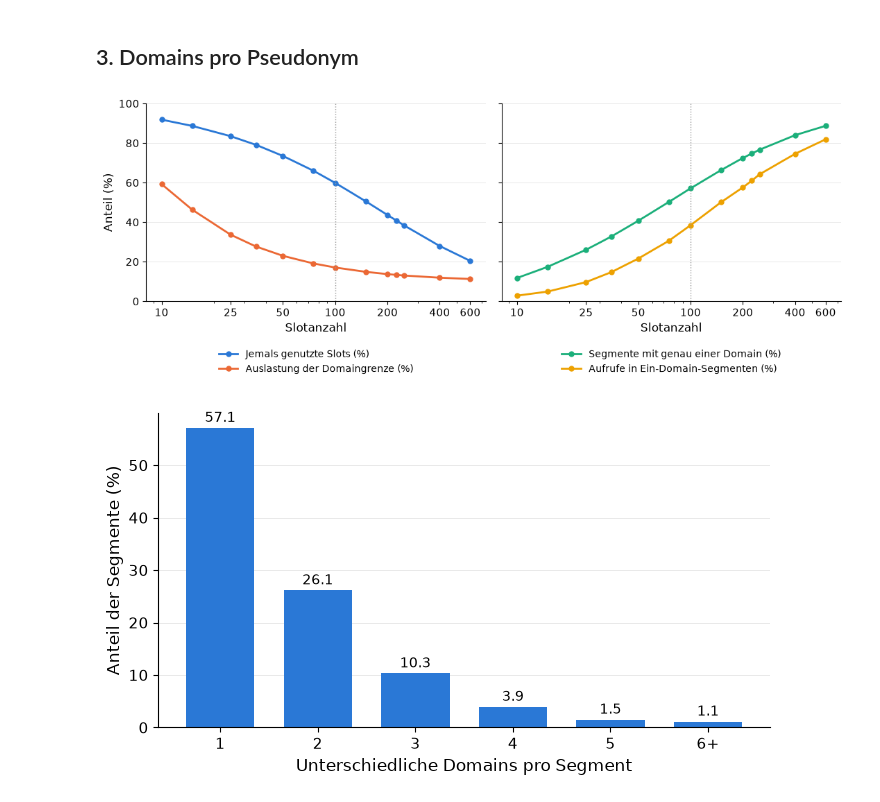
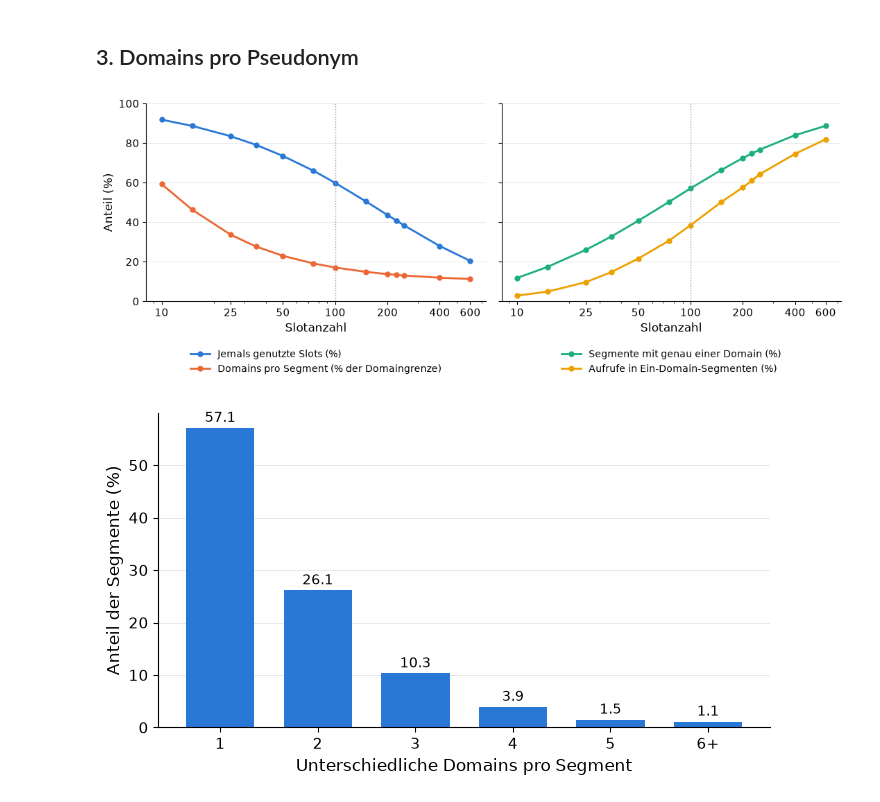
Before and after one commit to CrazyPat/pseudonymRotation, a Jupyter notebook: Auswertung/auswertung.ipynb, the cells around one changed output. Saved outputs shown, nothing was run; the diff lists cells and outputs as text; code cells hidden in the pictures.

```diff
--- a/Auswertung/auswertung.ipynb
+++ b/Auswertung/auswertung.ipynb
@@ -83,7 +84,7 @@ trigger["Rotationen pro Nutzer"] = trigger["Segments"] * rotated / 100 / n_users
 # Spaltennamen der CSV beschriftungen für tabellen ändern
 trigger = trigger.rename(columns={
     "Used_Slots_Pct": "Jemals genutzte Slots (%)",
-    "Domain_Limit_Fill_Pct": "Auslastung der Domaingrenze (%)",
+    "Domain_Limit_Fill_Pct": "Domains pro Segment (% der Domaingrenze)",
     "Single_Domain_Segments_Pct": "Segmente mit genau einer Domain (%)",
     "Single_Domain_Visits_Pct": "Aufrufe in Ein-Domain-Segmenten (%)",
     "Median_Age_Days": "Median (Tage)",
@@ -495,25 +494,25 @@ Rotationen in der ersten Woche: 577
 # %%
 data = get_series("Slots")
 fig, (left, right) = plt.subplots(1, 2, figsize=(11, 4.5), sharey=True)
 
-for col, color in zip(["Jemals genutzte Slots (%)", "Auslastung der Domaingrenze (%)"], colors):
+for col, color in zip(["Jemals genutzte Slots (%)", "Domains pro Segment (% der Domaingrenze)"], colors):
     left.plot(data.index, data[col], color=color, linewidth=2, marker="o", markersize=5, label=col)
 for col, color in zip(["Segmente mit genau einer Domain (%)", "Aufrufe in Ein-Domain-Segmenten (%)"], colors[2:]):
     right.plot(data.index, data[col], color=color, linewidth=2, marker="o", markersize=5, label=col)
 
 for ax in (left, right):
     slot_axis(ax)
     ax.axvline(ref["Slots"], color="#999999", linewidth=1, linestyle=":")
     ax.set_xlabel("Slotanzahl")
     ax.set_ylim(0, 100)
     style(ax)
     ax.legend(frameon=False, loc="upper center", bbox_to_anchor=(0.5, -0.2), fontsize=10)
 left.set_ylabel("Anteil (%)")
 fig.tight_layout()
 save(fig, "füllgrad_slots.png")
 plt.show()
 # %% [output]
-[figure, old version]
+[figure, new version]
 # %%
 domains = pd.read_csv(segments_dir / f"{ref_name}_segments.csv", usecols=["unique_domains"])["unique_domains"]
 
```
Also changed, not shown: parts of 7 cells of this notebook, 10 other files.
